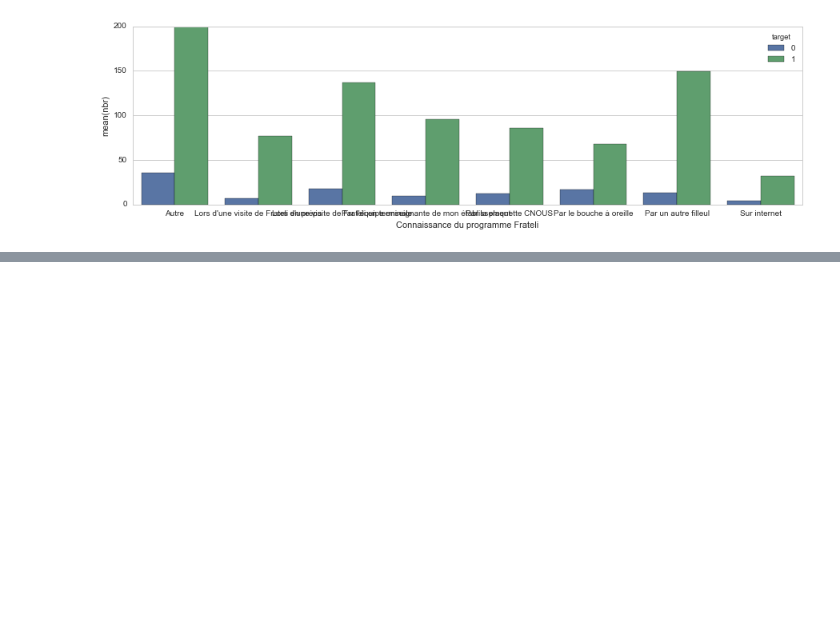
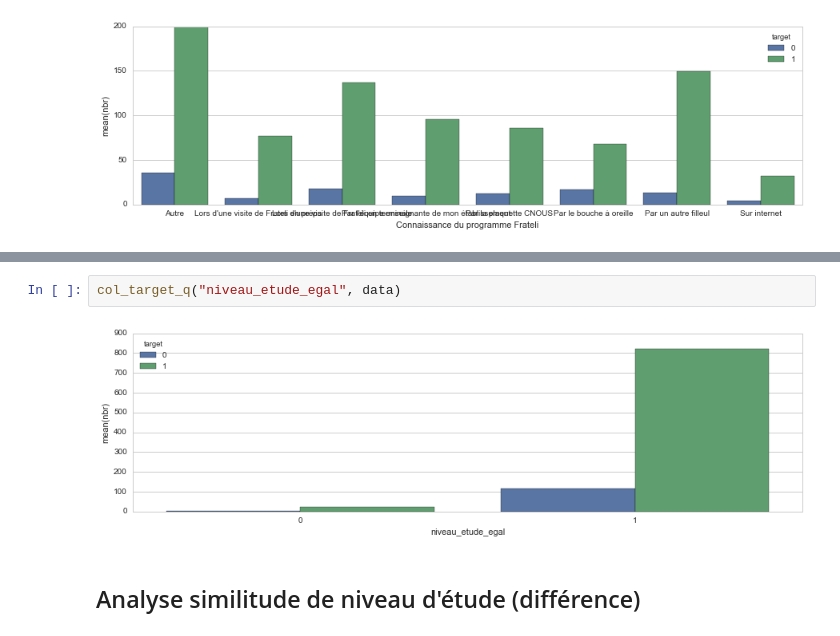
Before and after one commit to dataforgoodfr/batch-1_frateli, a Jupyter notebook: notebook/Explore_merging.ipynb, the cells around one changed output, grey strips where cells are left out. Cells and saved outputs as stored; diff of their text form; blank space fills up the shorter version.

```diff
--- a/notebook/Explore_merging.ipynb
+++ b/notebook/Explore_merging.ipynb
@@ -434,0 +480,6 @@ col_target_q("Connaissance du programme Frateli", data)
+# %%
+col_target_q("niveau_etude_egal", data)
+# %% [output]
+[figure, added]
+# %% [markdown]
+## Analyse similitude de niveau d'étude (différence)
```
Also changed, not shown: parts of 14 cells of this notebook.
